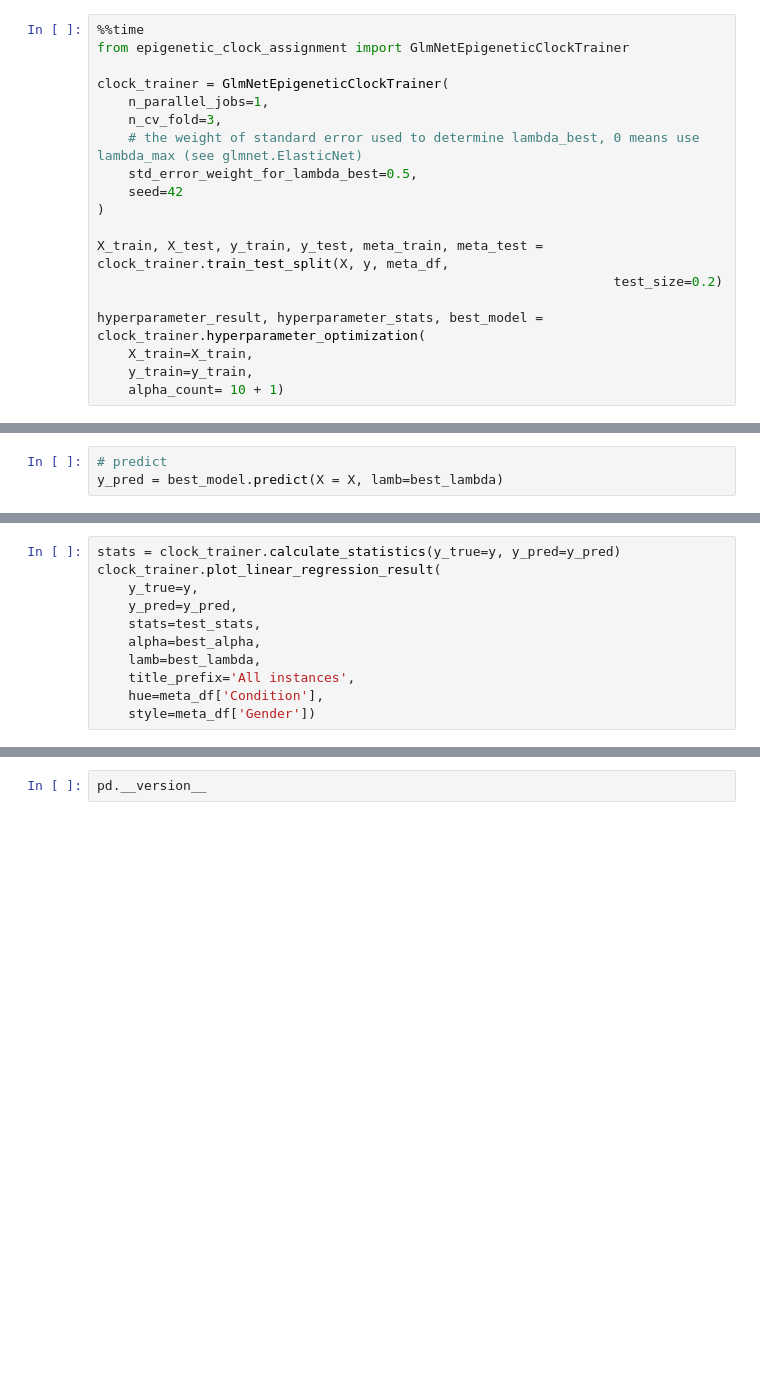
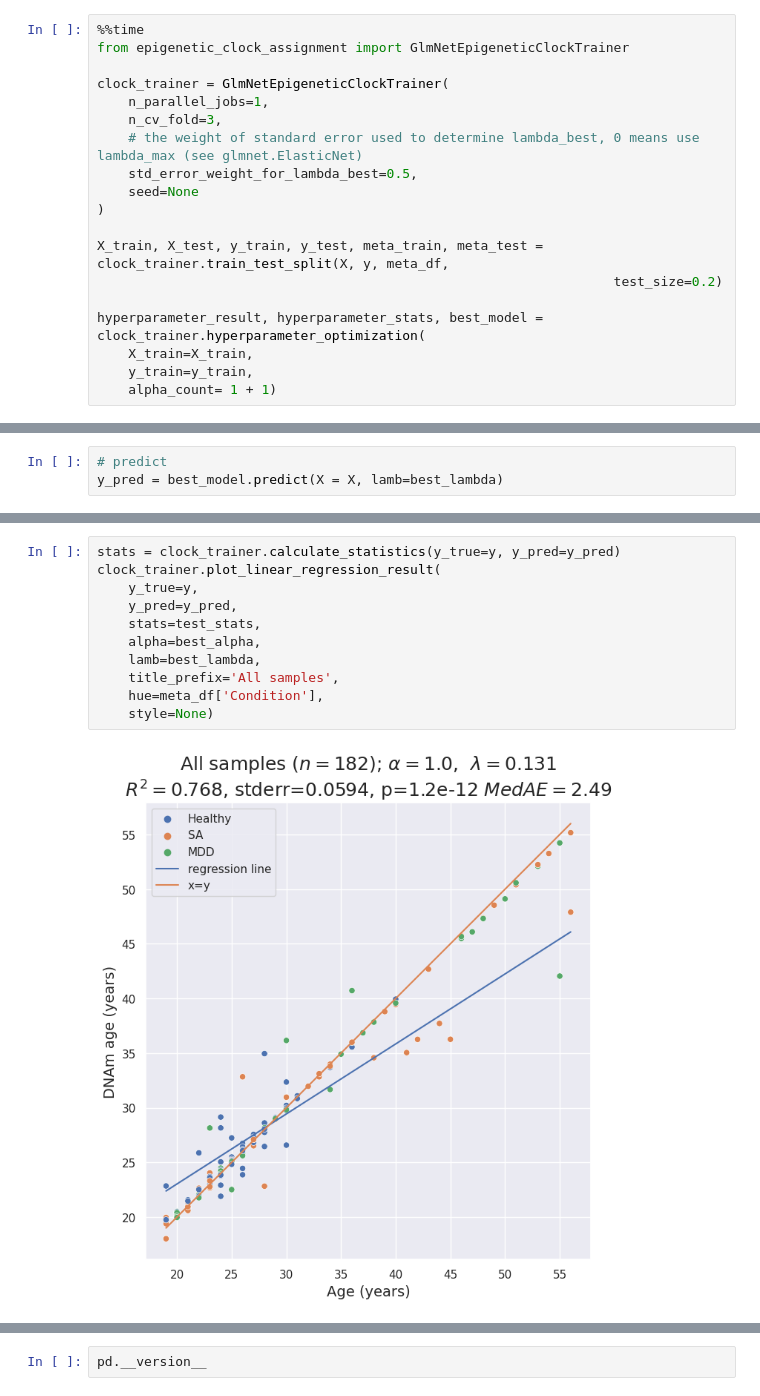
Before and after one commit to szazo/epigenetic-clock, a Jupyter notebook: assignment2_rrbs.ipynb, the cells around one changed output, grey strips where cells are left out. Drawn from its saved outputs; the diff is of its cells as text; blank space fills up the shorter version.

```diff
--- a/assignment2_rrbs.ipynb
+++ b/assignment2_rrbs.ipynb
@@ -104,7 +78,7 @@ clock_trainer = GlmNetEpigeneticClockTrainer(
     n_cv_fold=3,
     # the weight of standard error used to determine lambda_best, 0 means use lambda_max (see glmnet.ElasticNet)
     std_error_weight_for_lambda_best=0.5,
-    seed=42
+    seed=None
 )
 
 X_train, X_test, y_train, y_test, meta_train, meta_test = clock_trainer.train_test_split(X, y, meta_df,
@@ -113,5 +87,5 @@ X_train, X_test, y_train, y_test, meta_train, meta_test = clock_trainer.train_te
 hyperparameter_result, hyperparameter_stats, best_model = clock_trainer.hyperparameter_optimization(
     X_train=X_train,
     y_train=y_train,
-    alpha_count= 10 + 1)
+    alpha_count= 1 + 1)
 # %% [output]
@@ -156,11 +196,13 @@ y_pred = best_model.predict(X = X, lamb=best_lambda)
 # %%
 stats = clock_trainer.calculate_statistics(y_true=y, y_pred=y_pred)
 clock_trainer.plot_linear_regression_result(
     y_true=y,
     y_pred=y_pred,
     stats=test_stats,
     alpha=best_alpha,
     lamb=best_lambda,
-    title_prefix='All instances',
+    title_prefix='All samples',
     hue=meta_df['Condition'],
-    style=meta_df['Gender'])
+    style=None)
+# %% [output]
+[figure, added]
```
Also changed, not shown: parts of 19 cells of this notebook, 7 other files.
